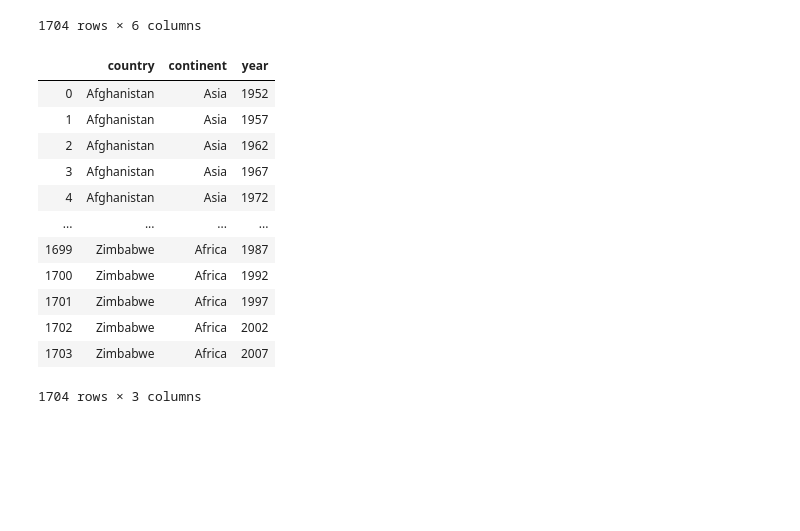
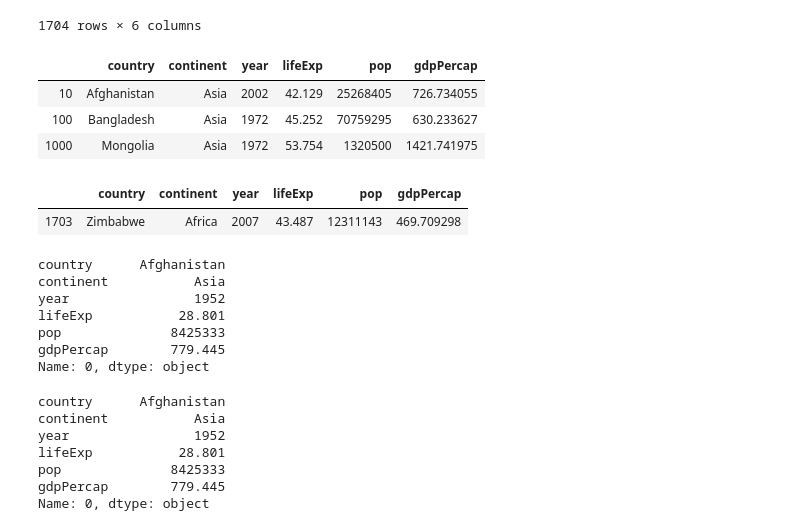
Before and after one commit to gw1303/TIL, a Jupyter notebook: Deeplearning/day16 0109.ipynb, the cells around one changed output. Drawn from its saved outputs; the diff is of its cells as text; code cells hidden in the pictures; blank space fills up the shorter version.

```diff
--- a/Deeplearning/day16 0109.ipynb
+++ b/Deeplearning/day16 0109.ipynb
@@ -252,26 +252,65 @@ memory usage: 80.0+ KB
 # %%
 # 특정 열 추출
 df['country']
 df.country
 df[['country']]
+
+# 특정 행 추출
+df[0:3]
 
 # df의 마지막 10개 데이터 추출
 df.tail(10)
 
 # df에서 특정 열 3개 추출
 subset = df[['country','continent','year']]
 subset
+df.ix[ : , 0:3]  # ix 활용
+df.ix[ : , [0,1,2]]  # ix 활용
+
+df.loc[0]  # index가 0일 행 데이터 추출
+df.loc[99]
+# df.loc[-1] # index가 -1이 존재하지 않으므로 error
+
+# 마지막 데이터 추출
+df.loc[df.shape[0]-1]
+df.tail(1)
+df.loc[[10,100,1000]]
 # %% [output]
-|  | country | continent | year |
-| 0 | Afghanistan | Asia | 1952 |
-| 1 | Afghanistan | Asia | 1957 |
-| 2 | Afghanistan | Asia | 1962 |
-| 3 | Afghanistan | Asia | 1967 |
-| 4 | Afghanistan | Asia | 1972 |
-| ... | ... | ... | ... |
-| 1699 | Zimbabwe | Africa | 1987 |
-| 1700 | Zimbabwe | Africa | 1992 |
-| 1701 | Zimbabwe | Africa | 1997 |
-| 1702 | Zimbabwe | Africa | 2002 |
-| 1703 | Zimbabwe | Africa | 2007 |
+|  | country | continent | year | lifeExp | pop | gdpPercap |
+| 10 | Afghanistan | Asia | 2002 | 42.129 | 25268405 | 726.734055 |
+| 100 | Bangladesh | Asia | 1972 | 45.252 | 70759295 | 630.233627 |
+| 1000 | Mongolia | Asia | 1972 | 53.754 | 1320500 | 1421.741975 |
-1704 rows × 3 columns
+# %%
+df.loc[1703]   # Series
+df.loc[[1703]] # DataFrame
+df.tail(1)     # DataFrame
+# %% [output]
+|  | country | continent | year | lifeExp | pop | gdpPercap |
+| 1703 | Zimbabwe | Africa | 2007 | 43.487 | 12311143 | 469.709298 |
+# %%
+# 인덱스를 기준으로 행 데이터추출
+# (인덱스 : 행을 나타내는 이름)
+df.loc[1]
+df.loc[1703]
+df.loc[0]
+# %% [output]
+country      Afghanistan
+continent           Asia
+year                1952
+lifeExp           28.801
+pop              8425333
+gdpPercap        779.445
+Name: 0, dtype: object
+# %%
+# 행번호(0부터 자동으로 부여되는 행 고유값)를 기준으로 행 데이터추출
+df.iloc[1]
+df.iloc[1703]
+df.iloc[0]
+# %% [output]
+country      Afghanistan
+continent           Asia
+year                1952
+lifeExp           28.801
+pop              8425333
+gdpPercap        779.445
+Name: 0, dtype: object
```
Also changed, not shown: parts of 42 cells of this notebook, 2 other files.
